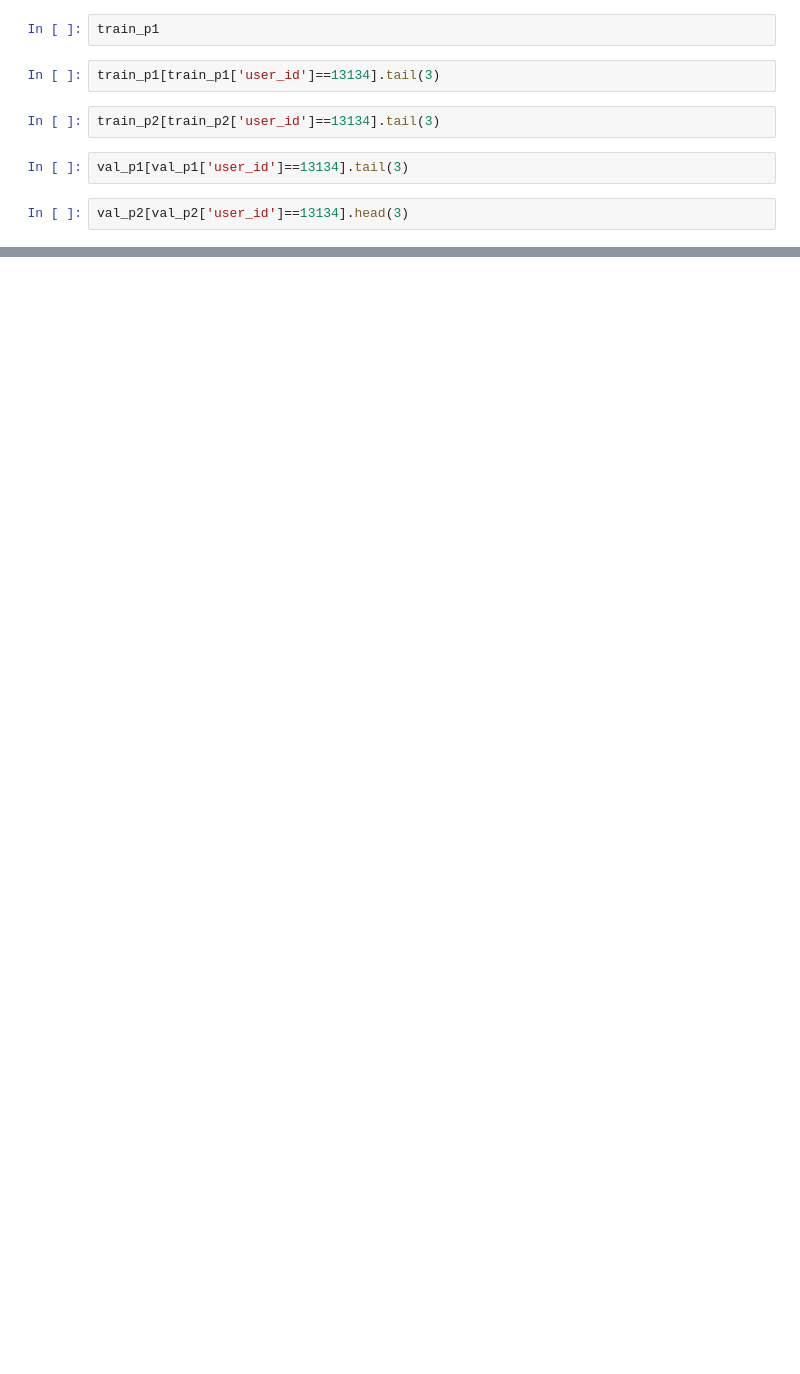
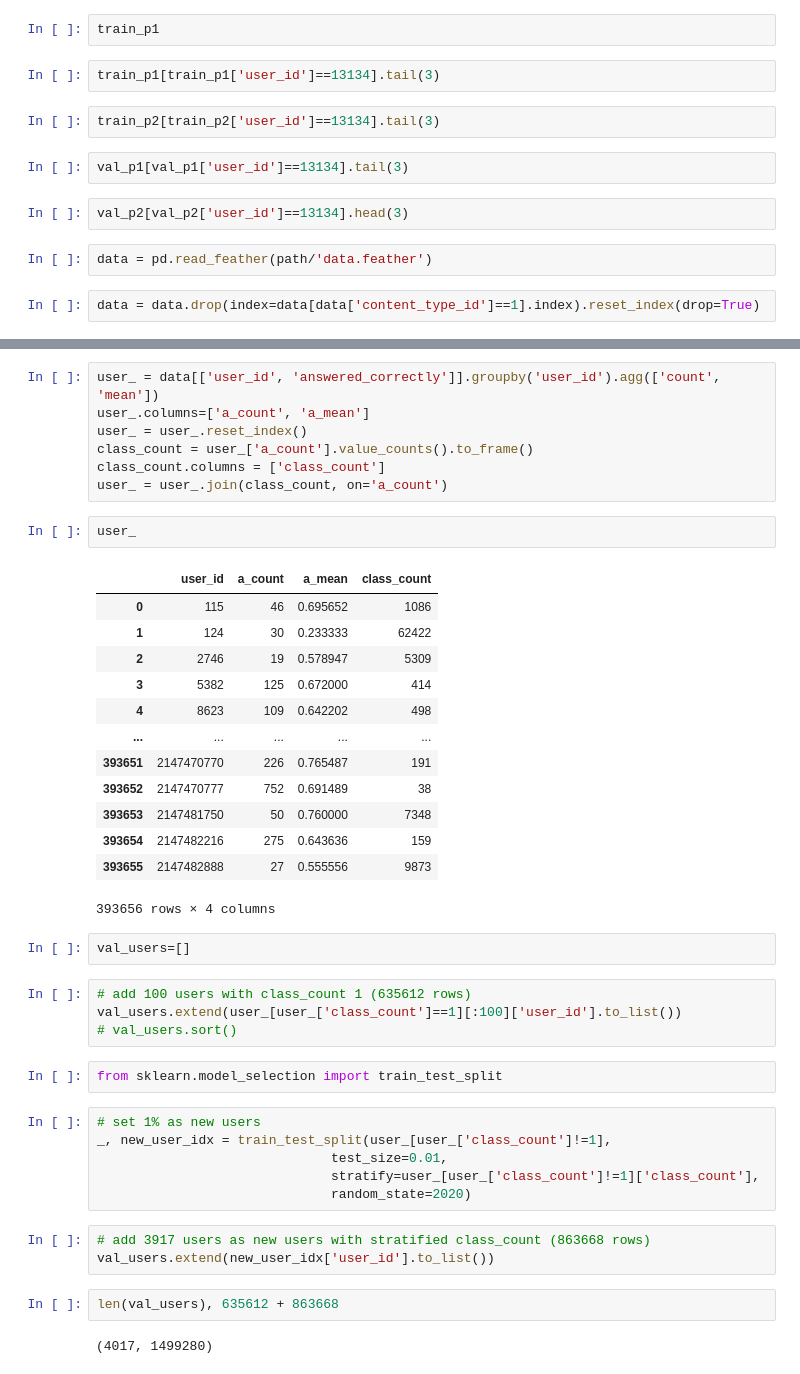
Before and after one commit to vikste/riiid-test-answer-prediction, a Jupyter notebook: riiid-test-answer-prediction-modelling.ipynb, the cells around one changed output, grey strips where cells are left out. Cells and saved outputs as stored; diff of their text form; blank space fills up the shorter version.

```diff
--- a/riiid-test-answer-prediction-modelling.ipynb
+++ b/riiid-test-answer-prediction-modelling.ipynb
@@ -424,3 +448,7 @@ train_p2[train_p2['user_id']==13134].tail(3)
 val_p1[val_p1['user_id']==13134].tail(3)
 # %%
 val_p2[val_p2['user_id']==13134].head(3)
+# %%
+data = pd.read_feather(path/'data.feather')
+# %%
+data = data.drop(index=data[data['content_type_id']==1].index).reset_index(drop=True)
@@ -426,0 +468,44 @@ val_p2[val_p2['user_id']==13134].head(3)
+# %%
+user_ = data[['user_id', 'answered_correctly']].groupby('user_id').agg(['count', 'mean'])
+user_.columns=['a_count', 'a_mean']
+user_ = user_.reset_index()
+class_count = user_['a_count'].value_counts().to_frame()
+class_count.columns = ['class_count']
+user_ = user_.join(class_count, on='a_count')
+# %%
+user_
+# %% [output]
+|  | user_id | a_count | a_mean | class_count |
+| 0 | 115 | 46 | 0.695652 | 1086 |
+| 1 | 124 | 30 | 0.233333 | 62422 |
+| 2 | 2746 | 19 | 0.578947 | 5309 |
+| 3 | 5382 | 125 | 0.672000 | 414 |
+| 4 | 8623 | 109 | 0.642202 | 498 |
+| ... | ... | ... | ... | ... |
+| 393651 | 2147470770 | 226 | 0.765487 | 191 |
+| 393652 | 2147470777 | 752 | 0.691489 | 38 |
+| 393653 | 2147481750 | 50 | 0.760000 | 7348 |
+| 393654 | 2147482216 | 275 | 0.643636 | 159 |
+| 393655 | 2147482888 | 27 | 0.555556 | 9873 |
+393656 rows × 4 columns
+# %%
+val_users=[]
+# %%
+# add 100 users with class_count 1 (635612 rows)
+val_users.extend(user_[user_['class_count']==1][:100]['user_id'].to_list())
+# val_users.sort()
+# %%
+from sklearn.model_selection import train_test_split
+# %%
+# set 1% as new users
+_, new_user_idx = train_test_split(user_[user_['class_count']!=1],
+                              test_size=0.01,
+                              stratify=user_[user_['class_count']!=1]['class_count'],
+                              random_state=2020)
+# %%
+# add 3917 users as new users with stratified class_count (863668 rows)
+val_users.extend(new_user_idx['user_id'].to_list())
+# %%
+len(val_users), 635612 + 863668
+# %% [output]
+(4017, 1499280)
```
Also changed, not shown: parts of 97 cells of this notebook, 1 other file.
